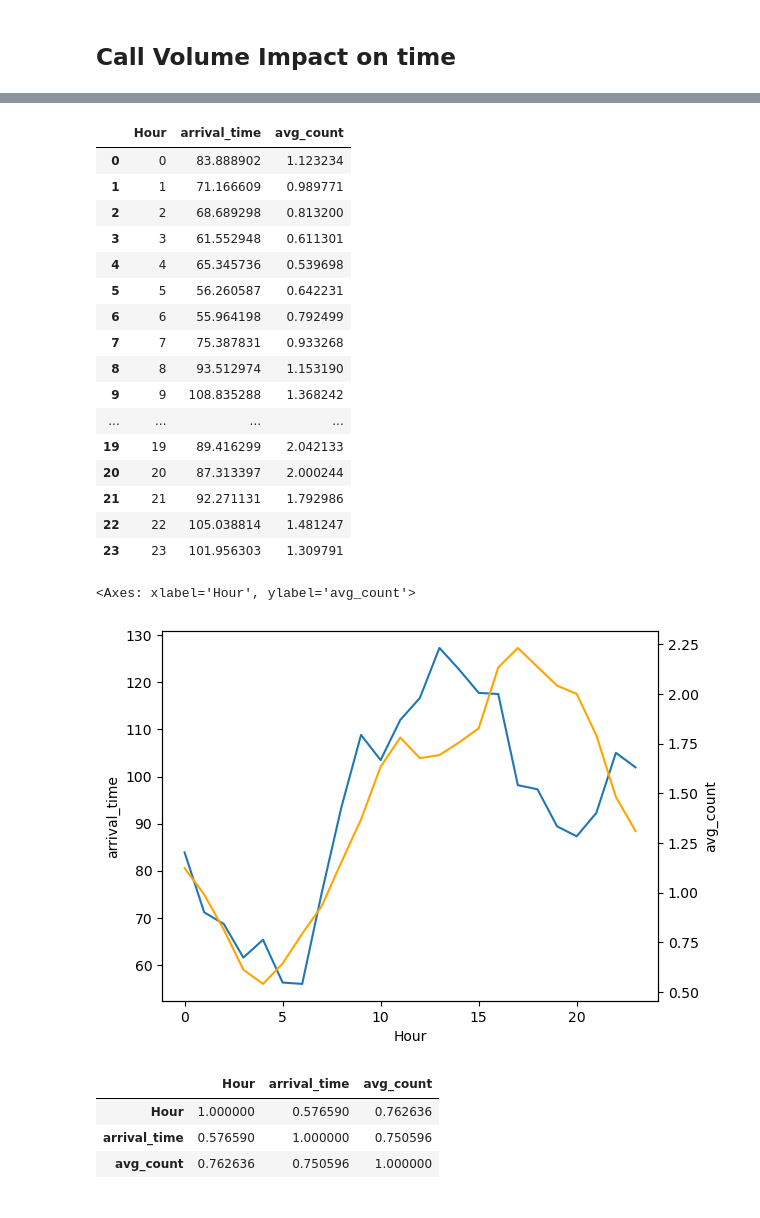
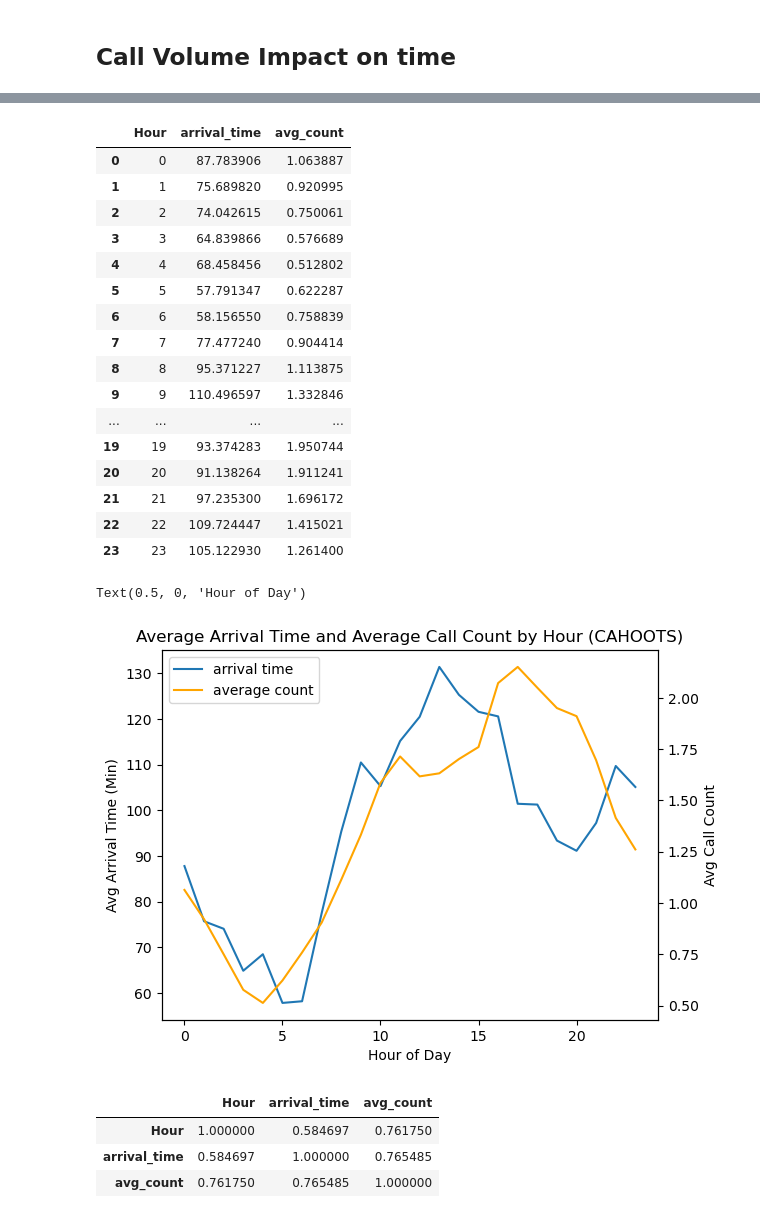
Before and after one commit to Lwarrine/CAHOOTS-Call-Data-Analysis, a Jupyter notebook: Clean.ipynb, the cells around one changed output, grey strips where cells are left out. Cells and saved outputs as stored; diff of their text form; code cells hidden in the pictures.

```diff
--- a/Clean.ipynb
+++ b/Clean.ipynb
@@ -91,7 +88,9 @@ units
 # %% [markdown]
 It looks like for this dataset CAHOOT units are only labeled with 'CAHOOT'. Adding a boolean column if a call was a CAHOOT response or not
 # %%
-call_data["CAHOOT"] = (call_data["primeunit"] == "CAHOOT")
+call_data["Service Type"] = (call_data["primeunit"] == "CAHOOT")
+call_data["Service Type"] = call_data["Service Type"].replace(True, "CAHOOTS")
+call_data["Service Type"] = call_data["Service Type"].replace(False, "EPD")
 # %% [markdown]
 ## Time of Day and Day of Week
 # %% [markdown]
@@ -172,0 +207,7 @@ Text(0.5, 1.0, 'CAHOOT and Non-CAHOOT Unit Arrival Times by Hour')
+# %%
+call_data = call_data[call_data["callsource"] != "SELF"]
+sns.lineplot(call_data, x = "Hour", y = "arrival_time", hue = "Service Type",errorbar=None)
+plt.xlabel("Hour of Day")
+plt.ylabel("Arrival Time (Min)")
+plt.title('Arrival Times by Hour (With "SELF" Call Source Removed)')
+plt.ylim(0, 140)
@@ -431,7 +476,7 @@ Two sample t-test, t-stat: -2.115, p-value: 0.03455
 # %% [markdown]
 ## Call Volume Impact on time
 # %%
-CAH_df = call_data[call_data["CAHOOT"] == True]
+CAH_df = call_data[call_data["Service Type"] == "CAHOOTS"]
 avg_at_df = CAH_df.groupby("Hour")["arrival_time"].mean().reset_index()
 avg_at_df
 # %% [output]
@@ -460,34 +505,43 @@ avg_at_df["avg_count"] = counts_df[0]
 avg_at_df
 # %% [output]
 |  | Hour | arrival_time | avg_count |
-| 0 | 0 | 83.888902 | 1.123234 |
-| 1 | 1 | 71.166609 | 0.989771 |
-| 2 | 2 | 68.689298 | 0.813200 |
-| 3 | 3 | 61.552948 | 0.611301 |
-| 4 | 4 | 65.345736 | 0.539698 |
-| 5 | 5 | 56.260587 | 0.642231 |
-| 6 | 6 | 55.964198 | 0.792499 |
-| 7 | 7 | 75.387831 | 0.933268 |
-| 8 | 8 | 93.512974 | 1.153190 |
-| 9 | 9 | 108.835288 | 1.368242 |
+| 0 | 0 | 87.783906 | 1.063887 |
+| 1 | 1 | 75.689820 | 0.920995 |
+| 2 | 2 | 74.042615 | 0.750061 |
+| 3 | 3 | 64.839866 | 0.576689 |
+| 4 | 4 | 68.458456 | 0.512802 |
+| 5 | 5 | 57.791347 | 0.622287 |
+| 6 | 6 | 58.156550 | 0.758839 |
+| 7 | 7 | 77.477240 | 0.904414 |
+| 8 | 8 | 95.371227 | 1.113875 |
+| 9 | 9 | 110.496597 | 1.332846 |
 | ... | ... | ... | ... |
-| 19 | 19 | 89.416299 | 2.042133 |
-| 20 | 20 | 87.313397 | 2.000244 |
-| 21 | 21 | 92.271131 | 1.792986 |
-| 22 | 22 | 105.038814 | 1.481247 |
-| 23 | 23 | 101.956303 | 1.309791 |
+| 19 | 19 | 93.374283 | 1.950744 |
+| 20 | 20 | 91.138264 | 1.911241 |
+| 21 | 21 | 97.235300 | 1.696172 |
+| 22 | 22 | 109.724447 | 1.415021 |
+| 23 | 23 | 105.122930 | 1.261400 |
 # %%
 fig, ax1 = plt.subplots()
 ax2 = ax1.twinx()
-sns.lineplot(avg_at_df, x = "Hour", y = "arrival_time", ax = ax1)
+sns.lineplot(avg_at_df, x = "Hour", y = "arrival_time", ax = ax1, label = "arrival time")
 sns.lineplot(avg_at_df, x = "Hour", y = "avg_count", ax = ax2, color = "orange")
+lines1 = ax1.lines
+lines2 = ax2.lines
+all_lines = lines1 + lines2
+labels = ["arrival time", "average count"]
+ax1.legend(all_lines, labels, loc="upper left")
+ax1.set_title("Average Arrival Time and Average Call Count by Hour (CAHOOTS)")
+ax1.set_ylabel("Avg Arrival Time (Min)")
+ax2.set_ylabel("Avg Call Count")
+ax1.set_xlabel("Hour of Day")
 # %% [output]
-<Axes: xlabel='Hour', ylabel='avg_count'>
+Text(0.5, 0, 'Hour of Day')
-[figure, old version]
+[figure, new version]
 # %%
 avg_at_df.corr()
 # %% [output]
 |  | Hour | arrival_time | avg_count |
-| Hour | 1.000000 | 0.576590 | 0.762636 |
-| arrival_time | 0.576590 | 1.000000 | 0.750596 |
-| avg_count | 0.762636 | 0.750596 | 1.000000 |
+| Hour | 1.000000 | 0.584697 | 0.761750 |
+| arrival_time | 0.584697 | 1.000000 | 0.765485 |
+| avg_count | 0.761750 | 0.765485 | 1.000000 |
```
Also changed, not shown: parts of 26 cells of this notebook.
